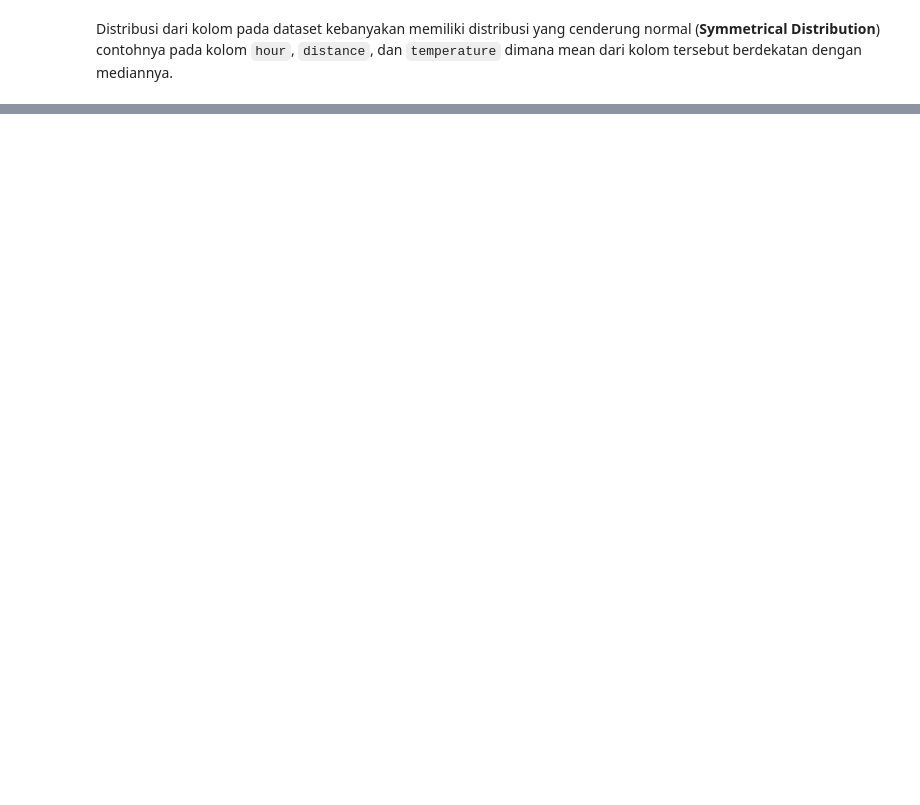
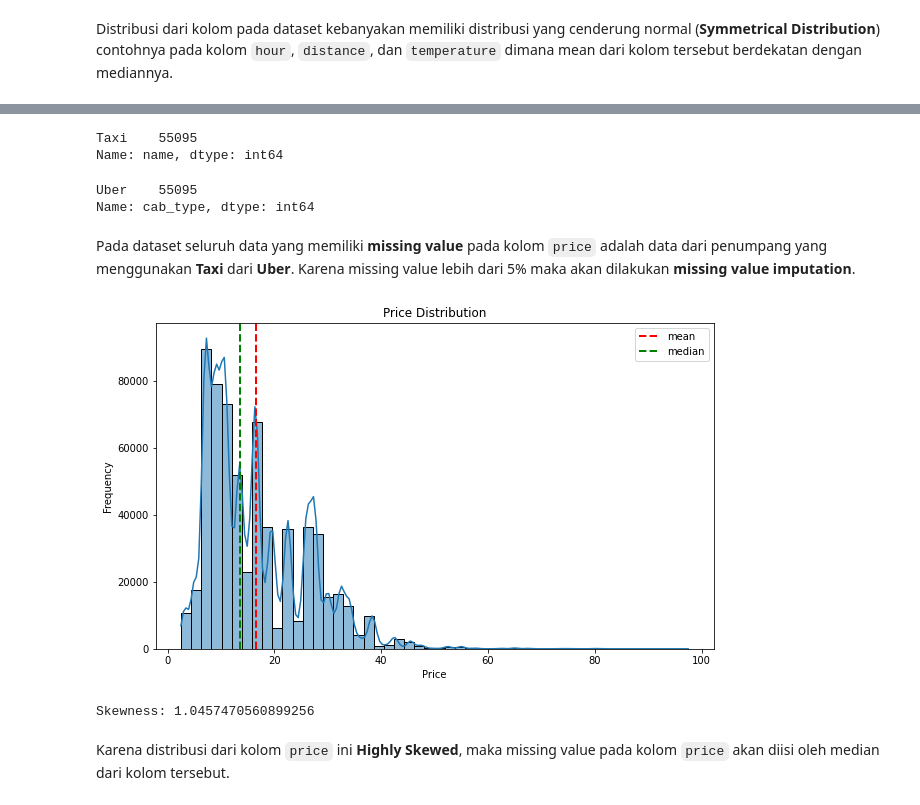
Before and after one commit to Penzragon/h8dsft_P1W1Reg, a Jupyter notebook: script.ipynb, the cells around one changed output, grey strips where cells are left out. Drawn from its saved outputs; the diff is of its cells as text; code cells hidden in the pictures; blank space fills up the shorter version.

Commit message:
Add missing value imputation section

```diff
--- a/script.ipynb
+++ b/script.ipynb
@@ -115,0 +157,28 @@ Distribusi dari kolom pada dataset kebanyakan memiliki distribusi yang cenderung
+# %%
+rides[rides.price.isna()].name.value_counts()
+# %% [output]
+Taxi    55095
+Name: name, dtype: int64
+# %%
+rides[rides.price.isna()].cab_type.value_counts()
+# %% [output]
+Uber    55095
+Name: cab_type, dtype: int64
+# %% [markdown]
+Pada dataset seluruh data yang memiliki **missing value** pada kolom `price` adalah data dari penumpang yang menggunakan **Taxi** dari **Uber**. Karena missing value lebih dari 5% maka akan dilakukan **missing value imputation**.
+# %%
+plt.figure(figsize=(10,6))
+sns.histplot(x='price', data=rides, bins=50, kde=True)
+plt.axvline(rides.price.mean(), color='red', linestyle='dashed', linewidth=2, label='mean')
+plt.axvline(rides.price.median(), color='green', linestyle='dashed', linewidth=2, label='median')
+plt.title('Price Distribution')
+plt.xlabel('Price')
+plt.ylabel('Frequency')
+plt.legend()
+plt.show()
+print(f'Skewness: {rides.price.skew()}')
+# %% [output]
+[figure, added]
+Skewness: 1.0457470560899256
+# %% [markdown]
+Karena distribusi dari kolom `price` ini **Highly Skewed**, maka missing value pada kolom `price` akan diisi oleh median dari kolom tersebut.
```
Also changed, not shown: parts of 10 cells of this notebook.
